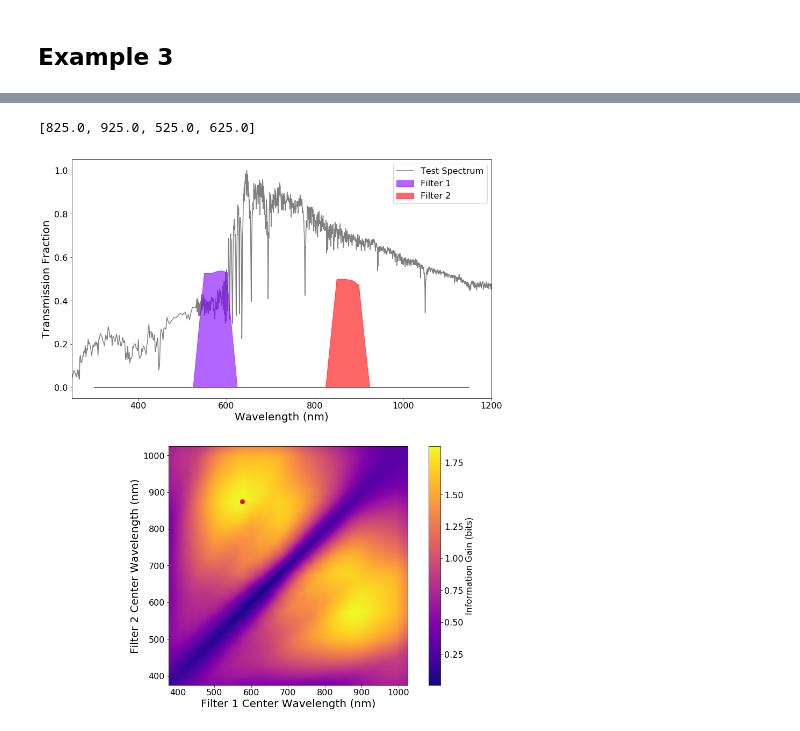
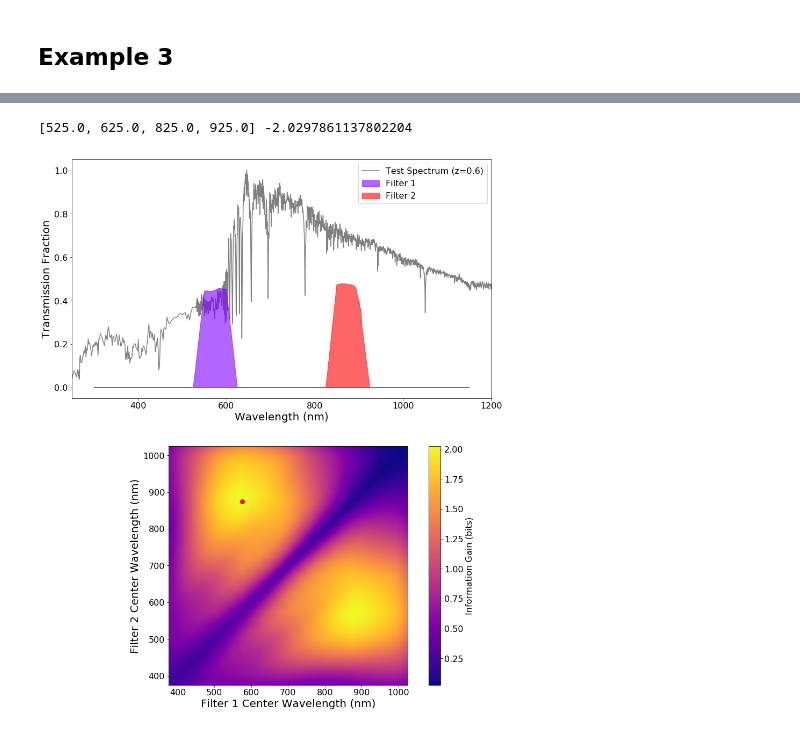
Before and after one commit to dirac-institute/siggi, a Jupyter notebook: examples/paper_plots.ipynb, the cells around one changed output, grey strips where cells are left out. Saved outputs shown, nothing was run; the diff lists cells and outputs as text; code cells hidden in the pictures.

```diff
--- a/examples/paper_plots.ipynb
+++ b/examples/paper_plots.ipynb
@@ -300,12 +306,11 @@ num_filters = 2
 set_ratio = 0.5
 res_3 = sig_example.optimize_filters(num_filters=num_filters,
                                      filt_min=300., filt_max=1100.,
-                                     sed_mags=22.0,
                                      set_ratio=set_ratio,
                                      system_wavelen_max=1200.,
                                      n_opt_points=15,
                                      optimizer_verbosity=5,
-                                     procs=8, acq_func_kwargs_dict={'kappa':1.8},
+                                     procs=4, acq_func_kwargs_dict={'kappa':1.8},
                                      frozen_filt_dict = None,
                                      starting_points = [[mid-50., mid+50., mid_2-50., mid_2+50.] for mid, mid_2 in point_list],
                                      rand_state=test_rand_state)
@@ -323,36 +329,36 @@ Wall time: 10min 41s
 # %%
-min_idx = np.argmin(res_3.yi)
+min_idx = np.argmin(res_3.yi[:-3])
 best_pt = res_3.Xi[min_idx]
-print(best_pt)
+print(best_pt, res_3.yi[min_idx])
 # %% [output]
-[825.0, 925.0, 525.0, 625.0]
+[525.0, 625.0, 825.0, 925.0] -2.0297861137802204
 # %%
 # Uncomment if blue and red filters are reversed
-best_pt = [best_pt[2], best_pt[3], best_pt[0], best_pt[1]]
+#best_pt = [best_pt[2], best_pt[3], best_pt[0], best_pt[1]]
 # %%
 blue_spec.redshiftSED(0.6)
 sig_plot = plotting([blue_spec], best_pt,
                     frozen_filt_dict=None, set_ratio=0.5,
-                    sed_mags=22.0)
+                    sed_mags=22.0, sky_mag=21.2)
 # %%
 fig = plt.figure(figsize=(14, 18))
 fig.add_subplot(2,1,1)
 sig_plot.plot_filters(fig=fig)
 ax = plt.gca()
 plt.xlabel('Wavelength (nm)', size=20)
 plt.ylabel('Transmission Fraction', size=20)
-plt.legend(('Test Spectrum', 'Filter 1', 'Filter 2'), loc=1)
+plt.legend(('Test Spectrum (z=0.6)', 'Filter 1', 'Filter 2'), loc=1)
 fig.add_subplot(2,1,2)
 plt.rcParams.update({'font.size': 16})
 sig_plot.plot_ig_space(res_3.Xi[:-3], np.abs(res_3.yi[:-3]), [0,1])
 cbar = plt.colorbar()
 cbar.set_label('Information Gain (bits)')
 plt.scatter(best_pt[0]+50., best_pt[2]+50., c='r', s=64)
 plt.xlabel('Filter 1 Center Wavelength (nm)', size=20)
 plt.ylabel('Filter 2 Center Wavelength (nm)', size=20)
 #plt.savefig('Example_3.pdf')
 # %% [output]
-[figure, old version]
+[figure, new version]
 # %%
 fig = plt.figure(figsize=(20,16))
 fig = sig_plot.plot_color_color(['filter_0', 'filter_1', 'filter_0', 'filter_1'],
```
Also changed, not shown: parts of 21 cells of this notebook, 9 other files.
